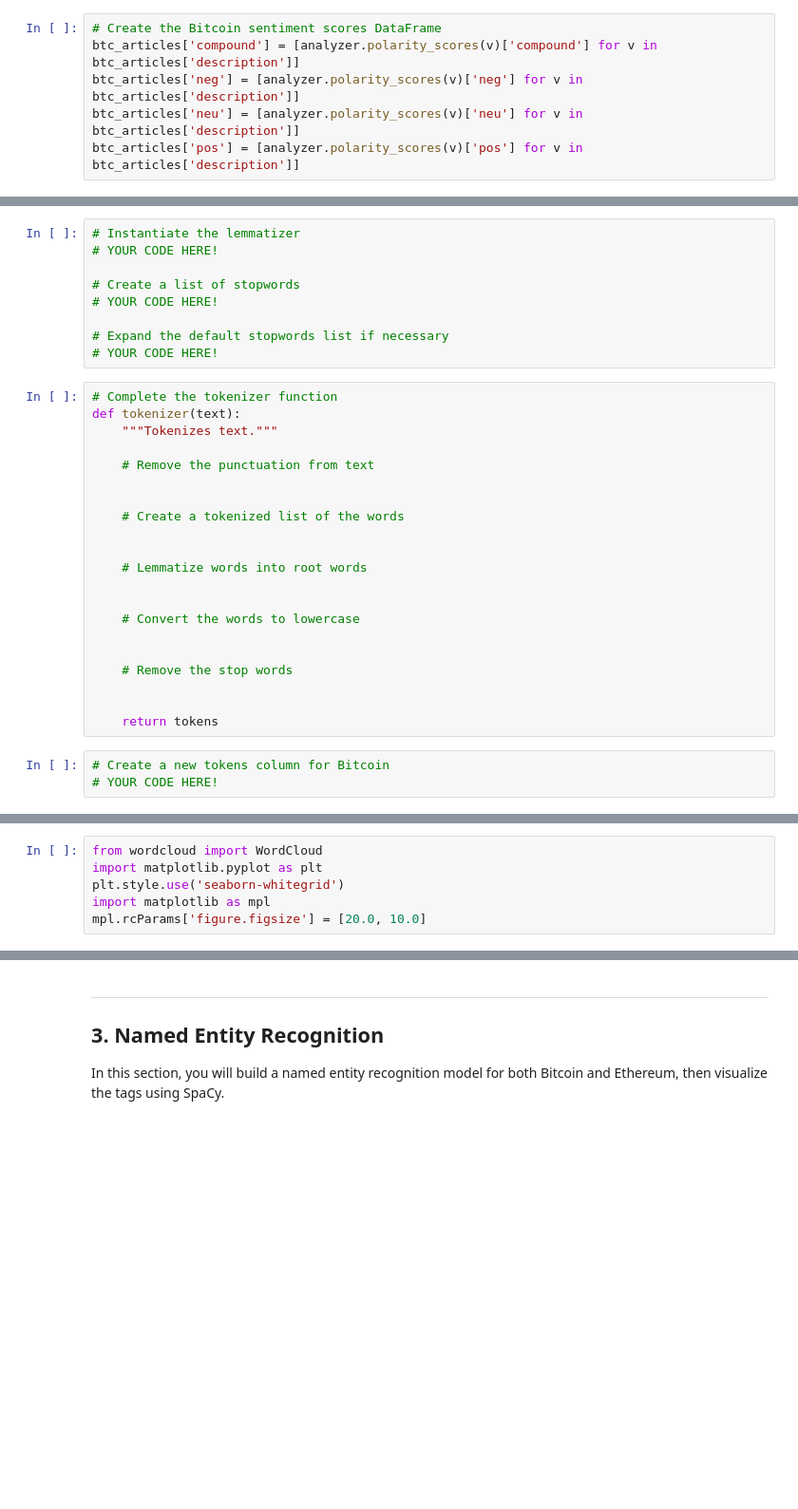
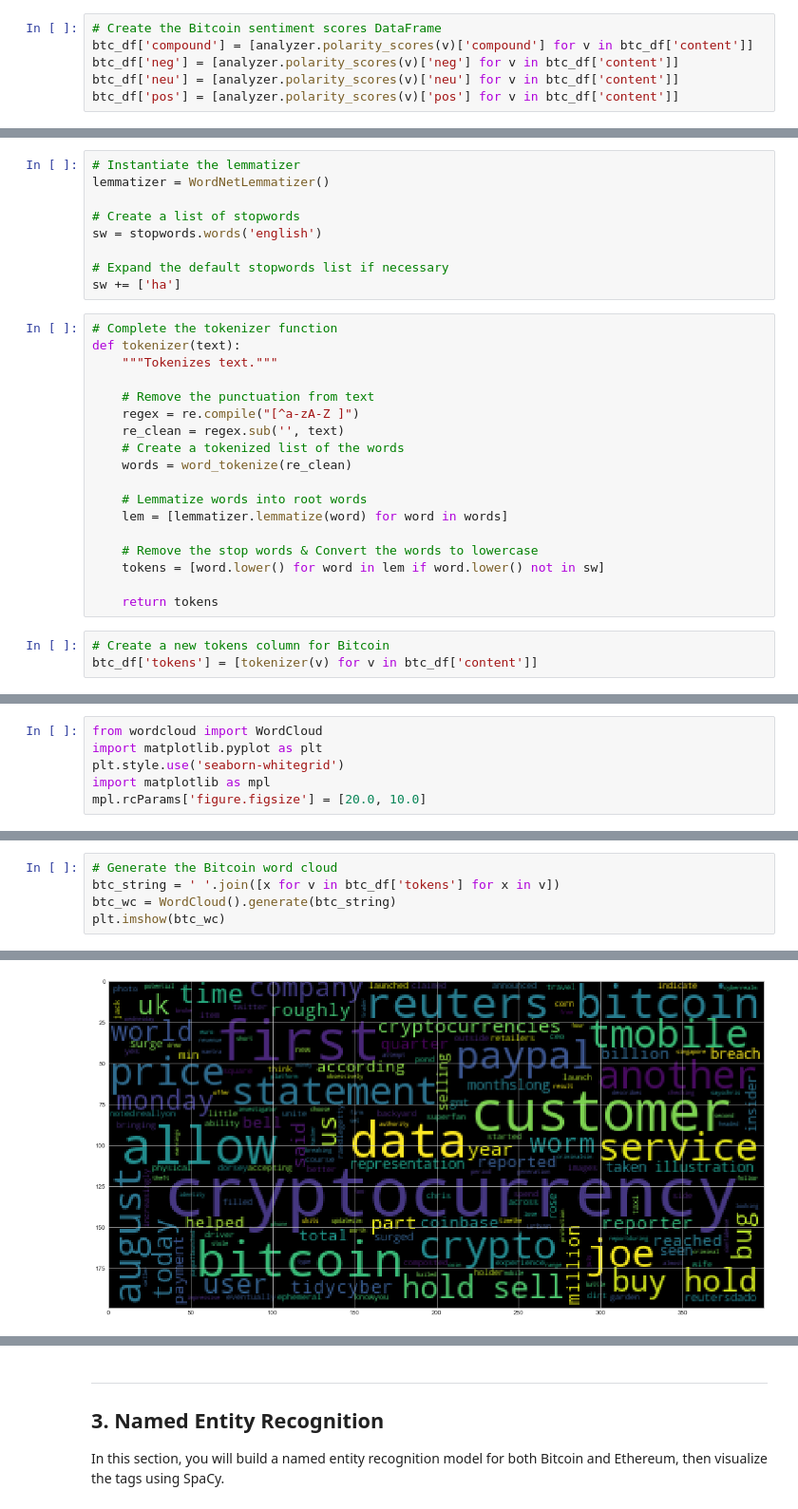
Before and after one commit to MrSquiggles13/upenn-python-homework, a Jupyter notebook: TalesFromTheCrypto/Python/crypto_sentiment.ipynb, the cells around one changed output, grey strips where cells are left out. Shown: that part at 95% size. Drawn from its saved outputs; the diff is of its cells as text; blank space fills up the shorter version.

```diff
--- a/TalesFromTheCrypto/Python/crypto_sentiment.ipynb
+++ b/TalesFromTheCrypto/Python/crypto_sentiment.ipynb
@@ -75,7 +61,7 @@ eth_articles = newsapi.get_everything(
 analyzer = SentimentIntensityAnalyzer()
 # %%
 # Create the Bitcoin sentiment scores DataFrame
-btc_articles['compound'] = [analyzer.polarity_scores(v)['compound'] for v in btc_articles['description']]
-btc_articles['neg'] = [analyzer.polarity_scores(v)['neg'] for v in btc_articles['description']]
-btc_articles['neu'] = [analyzer.polarity_scores(v)['neu'] for v in btc_articles['description']]
-btc_articles['pos'] = [analyzer.polarity_scores(v)['pos'] for v in btc_articles['description']]
+btc_df['compound'] = [analyzer.polarity_scores(v)['compound'] for v in btc_df['content']]
+btc_df['neg'] = [analyzer.polarity_scores(v)['neg'] for v in btc_df['content']]
+btc_df['neu'] = [analyzer.polarity_scores(v)['neu'] for v in btc_df['content']]
+btc_df['pos'] = [analyzer.polarity_scores(v)['pos'] for v in btc_df['content']]
@@ -121,36 +130,33 @@ from string import punctuation
 import re
 # %%
 # Instantiate the lemmatizer
-# YOUR CODE HERE!
+lemmatizer = WordNetLemmatizer()
 
 # Create a list of stopwords
-# YOUR CODE HERE!
+sw = stopwords.words('english')
 
 # Expand the default stopwords list if necessary
-# YOUR CODE HERE!
+sw += ['ha']
 # %%
 # Complete the tokenizer function
 def tokenizer(text):
     """Tokenizes text."""
 
     # Remove the punctuation from text
-
-
+    regex = re.compile("[^a-zA-Z ]")
+    re_clean = regex.sub('', text)
     # Create a tokenized list of the words
-
+    words = word_tokenize(re_clean)
 
     # Lemmatize words into root words
+    lem = [lemmatizer.lemmatize(word) for word in words]
 
-
-    # Convert the words to lowercase
-
-
-    # Remove the stop words
-
+    # Remove the stop words & Convert the words to lowercase
+    tokens = [word.lower() for word in lem if word.lower() not in sw]
 
     return tokens
 # %%
 # Create a new tokens column for Bitcoin
-# YOUR CODE HERE!
+btc_df['tokens'] = [tokenizer(v) for v in btc_df['content']]
 # %%
 # Create a new tokens column for Ethereum
@@ -204,0 +229,6 @@ mpl.rcParams['figure.figsize'] = [20.0, 10.0]
+# %%
+# Generate the Bitcoin word cloud
+btc_string = ' '.join([x for v in btc_df['tokens'] for x in v])
+btc_wc = WordCloud().generate(btc_string)
+plt.imshow(btc_wc)
+# %% [output]
@@ -204,0 +236 @@ mpl.rcParams['figure.figsize'] = [20.0, 10.0]
+[figure, added]
```
Also changed, not shown: parts of 28 cells of this notebook.
